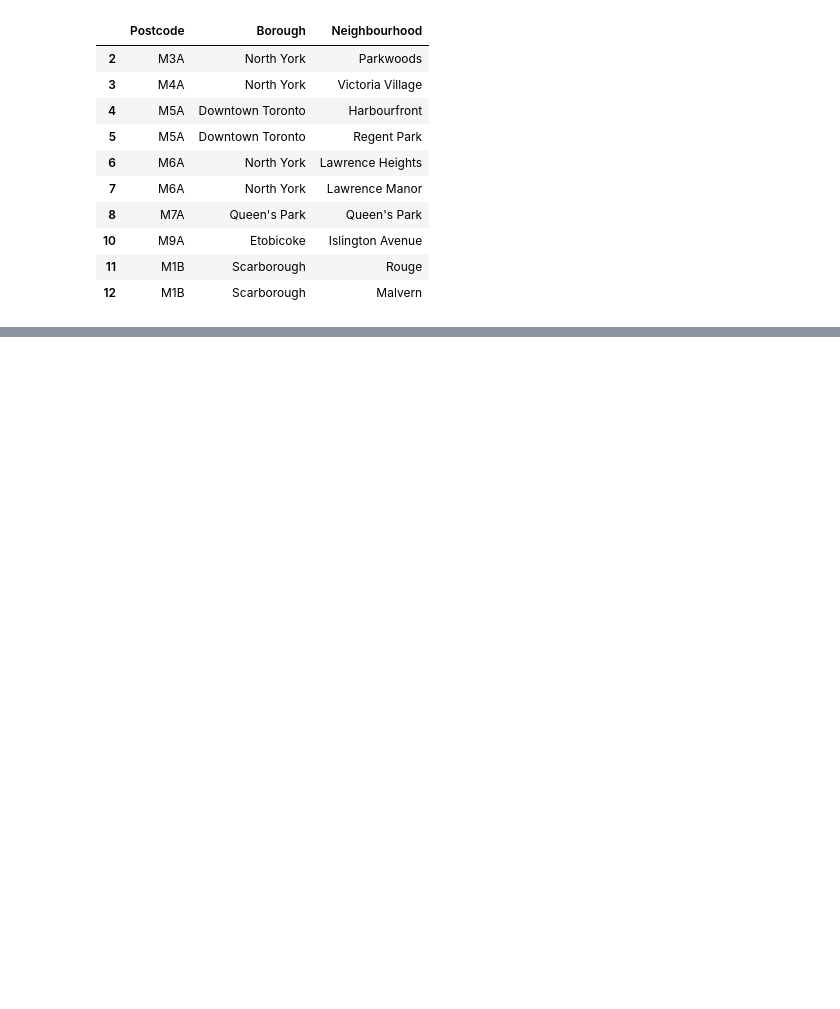
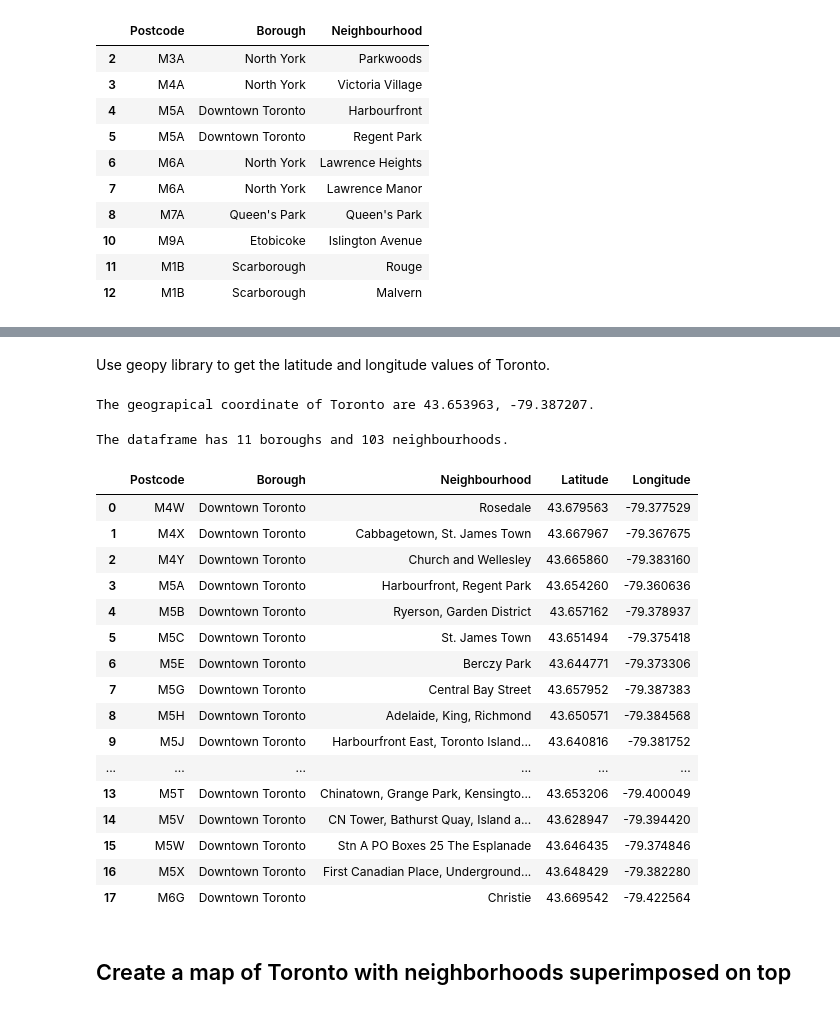
Before and after one commit to scottmr/IBM-Capstone, a Jupyter notebook: Toronto-Copy2.ipynb, the cells around one changed output, grey strips where cells are left out. Cells and saved outputs as stored; diff of their text form; code cells hidden in the pictures; blank space fills up the shorter version.

```diff
--- a/Toronto-Copy2.ipynb
+++ b/Toronto-Copy2.ipynb
@@ -93,7 +90,3 @@ df.head(10)
 | 10 | M9A | Etobicoke | Islington Avenue |
 | 11 | M1B | Scarborough | Rouge |
 | 12 | M1B | Scarborough | Malvern |
-# %%
-# grouped by postal codes
-df = df.groupby(('Postcode', 'Borough'))
-df_group = df['Neighbourhood'].unique()
@@ -158,0 +93,3 @@ df_merge = pd.merge(df_group, df_geo, on='Postcode')
+# %%
+df = df.groupby(["Postcode", 'Borough'])['Neighbourhood'].apply(', '.join).reset_index()
+df.head(10)
@@ -158,0 +128,3 @@ df_merge = pd.merge(df_group, df_geo, on='Postcode')
+# %%
+df_merge = df.merge(df_geo, on='Postcode')
+df_merge.head()
@@ -158,0 +138,43 @@ df_merge = pd.merge(df_group, df_geo, on='Postcode')
+# %% [markdown]
+Use geopy library to get the latitude and longitude values of Toronto.
+# %%
+address = 'Toronto'
+
+geolocator = Nominatim(user_agent="toronto_explorer")
+location = geolocator.geocode(address)
+latitude = location.latitude
+longitude = location.longitude
+print('The geograpical coordinate of Toronto are {}, {}.'.format(latitude, longitude))
+# %% [output]
+The geograpical coordinate of Toronto are 43.653963, -79.387207.
+# %%
+print('The dataframe has {} boroughs and {} neighbourhoods.'.format(
+        len(df_merge['Borough'].unique()),
+        df_merge.shape[0]
+    )
+)
+# %% [output]
+The dataframe has 11 boroughs and 103 neighbourhoods.
+# %%
+downtown_tn_data = df_merge[df_merge['Borough'] == 'Downtown Toronto'].reset_index(drop=True)
+downtown_tn_data.head(20)
+# %% [output]
+|  | Postcode | Borough | Neighbourhood | Latitude | Longitude |
+| 0 | M4W | Downtown Toronto | Rosedale | 43.679563 | -79.377529 |
+| 1 | M4X | Downtown Toronto | Cabbagetown, St. James Town | 43.667967 | -79.367675 |
+| 2 | M4Y | Downtown Toronto | Church and Wellesley | 43.665860 | -79.383160 |
+| 3 | M5A | Downtown Toronto | Harbourfront, Regent Park | 43.654260 | -79.360636 |
+| 4 | M5B | Downtown Toronto | Ryerson, Garden District | 43.657162 | -79.378937 |
+| 5 | M5C | Downtown Toronto | St. James Town | 43.651494 | -79.375418 |
+| 6 | M5E | Downtown Toronto | Berczy Park | 43.644771 | -79.373306 |
+| 7 | M5G | Downtown Toronto | Central Bay Street | 43.657952 | -79.387383 |
+| 8 | M5H | Downtown Toronto | Adelaide, King, Richmond | 43.650571 | -79.384568 |
+| 9 | M5J | Downtown Toronto | Harbourfront East, Toronto Island... | 43.640816 | -79.381752 |
+| ... | ... | ... | ... | ... | ... |
+| 13 | M5T | Downtown Toronto | Chinatown, Grange Park, Kensingto... | 43.653206 | -79.400049 |
+| 14 | M5V | Downtown Toronto | CN Tower, Bathurst Quay, Island a... | 43.628947 | -79.394420 |
+| 15 | M5W | Downtown Toronto | Stn A PO Boxes 25 The Esplanade | 43.646435 | -79.374846 |
+| 16 | M5X | Downtown Toronto | First Canadian Place, Underground... | 43.648429 | -79.382280 |
+| 17 | M6G | Downtown Toronto | Christie | 43.669542 | -79.422564 |
+# %% [markdown]
+## Create a map of Toronto with neighborhoods superimposed on top
```
Also changed, not shown: parts of 52 cells of this notebook.
